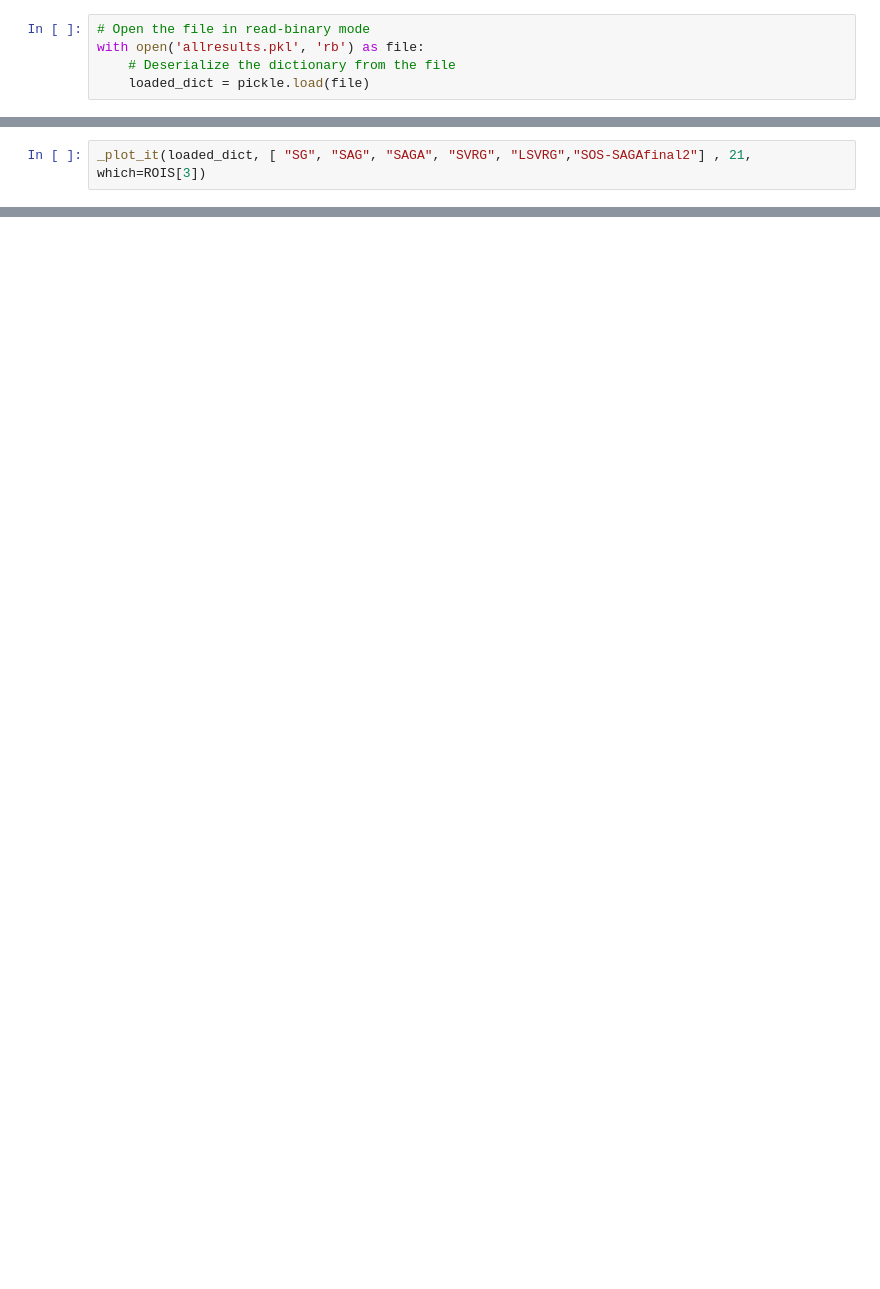
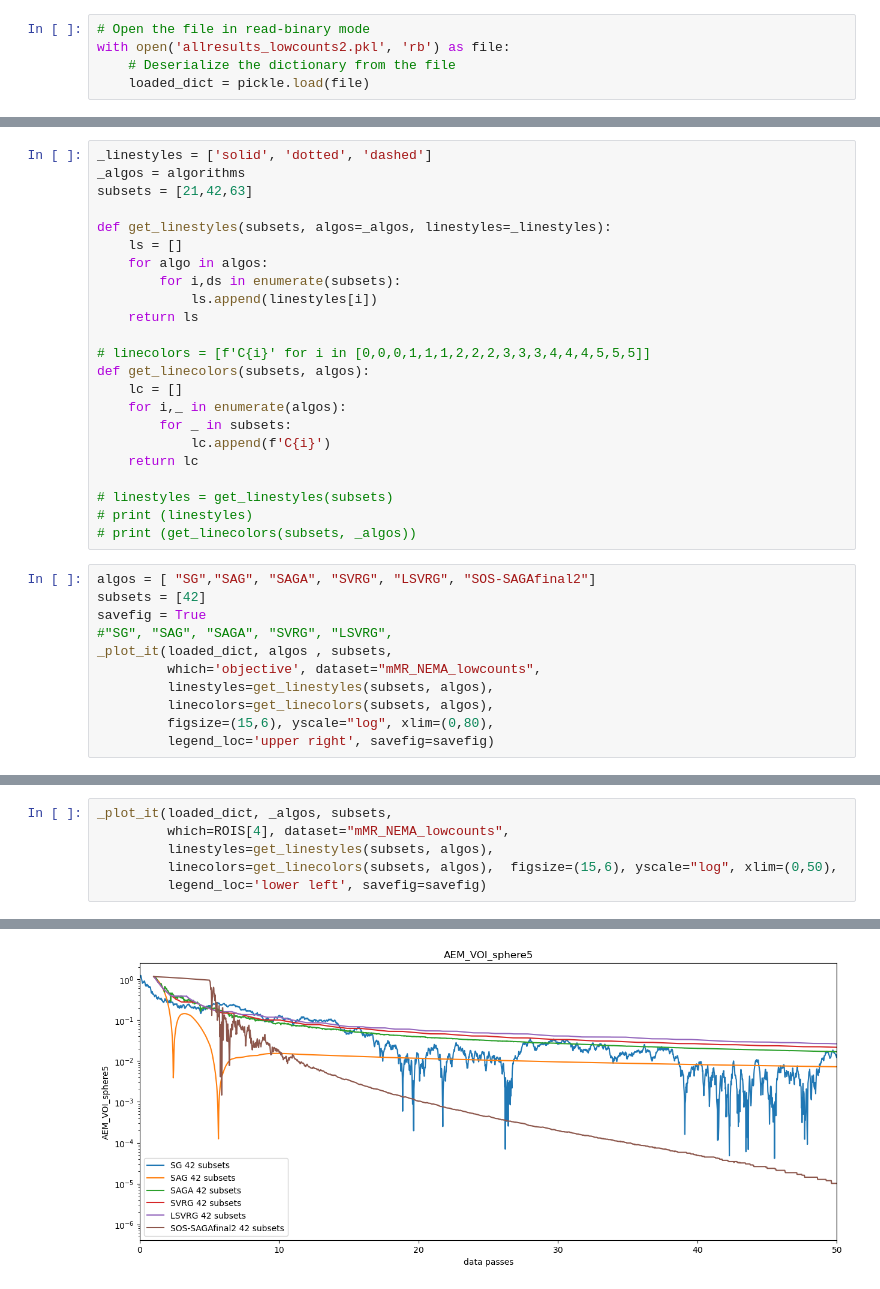
Before and after one commit to SyneRBI/PETRIC-SOS, a Jupyter notebook: data_read/generate_plots.ipynb, the cells around one changed output, grey strips where cells are left out. Drawn from its saved outputs; the diff is of its cells as text; blank space fills up the shorter version.

Commit message:
update plot notebook

```diff
--- a/data_read/generate_plots.ipynb
+++ b/data_read/generate_plots.ipynb
@@ -16,5 +20,5 @@ dataset = ['mMR_NEMA']
 # %%
 # Open the file in read-binary mode
-with open('allresults.pkl', 'rb') as file:
+with open('allresults_lowcounts2.pkl', 'rb') as file:
     # Deserialize the dictionary from the file
     loaded_dict = pickle.load(file)
@@ -60,0 +102,34 @@ _plot_it(loaded_dict, [ "SG", "SAG", "SAGA", "SVRG", "LSVRG","SOS-SAGAfinal2"] ,
+# %%
+_linestyles = ['solid', 'dotted', 'dashed']
+_algos = algorithms
+subsets = [21,42,63]
+
+def get_linestyles(subsets, algos=_algos, linestyles=_linestyles):
+    ls = []
+    for algo in algos:
+        for i,ds in enumerate(subsets):
+            ls.append(linestyles[i])
+    return ls
+
+# linecolors = [f'C{i}' for i in [0,0,0,1,1,1,2,2,2,3,3,3,4,4,4,5,5,5]]
+def get_linecolors(subsets, algos):
+    lc = []
+    for i,_ in enumerate(algos):
+        for _ in subsets:
+            lc.append(f'C{i}')
+    return lc
+
+# linestyles = get_linestyles(subsets)
+# print (linestyles)
+# print (get_linecolors(subsets, _algos))
+# %%
+algos = [ "SG","SAG", "SAGA", "SVRG", "LSVRG", "SOS-SAGAfinal2"]
+subsets = [42]
+savefig = True
+#"SG", "SAG", "SAGA", "SVRG", "LSVRG",
+_plot_it(loaded_dict, algos , subsets,
+         which='objective', dataset="mMR_NEMA_lowcounts",
+         linestyles=get_linestyles(subsets, algos),
+         linecolors=get_linecolors(subsets, algos),
+         figsize=(15,6), yscale="log", xlim=(0,80),
+         legend_loc='upper right', savefig=savefig)
@@ -65,2 +165,7 @@ _plot_it(loaded_dict, [ "SG", "SAG", "SAGA", "SVRG", "LSVRG","SOS-SAGAfinal2"] ,
 # %%
-_plot_it(loaded_dict, [ "SG", "SAG", "SAGA", "SVRG", "LSVRG","SOS-SAGAfinal2"] , 21, which=ROIS[3])
+_plot_it(loaded_dict, _algos, subsets,
+         which=ROIS[4], dataset="mMR_NEMA_lowcounts",
+         linestyles=get_linestyles(subsets, algos),
+         linecolors=get_linecolors(subsets, algos),  figsize=(15,6), yscale="log", xlim=(0,50),
+         legend_loc='lower left', savefig=savefig)
+# %% [output]
@@ -66,0 +173 @@ _plot_it(loaded_dict, [ "SG", "SAG", "SAGA", "SVRG", "LSVRG","SOS-SAGAfinal2"] ,
+[figure, added]
```
Also changed, not shown: parts of 11 cells of this notebook, 2 other files.
